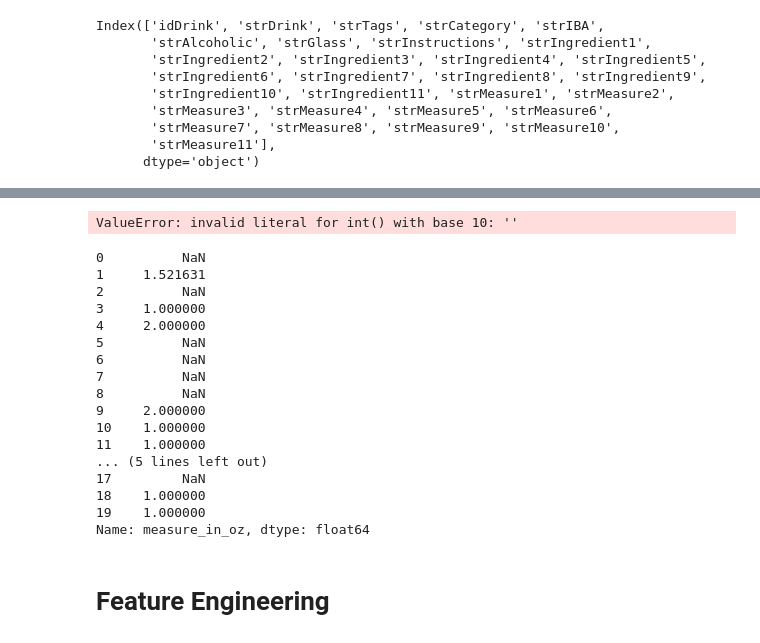
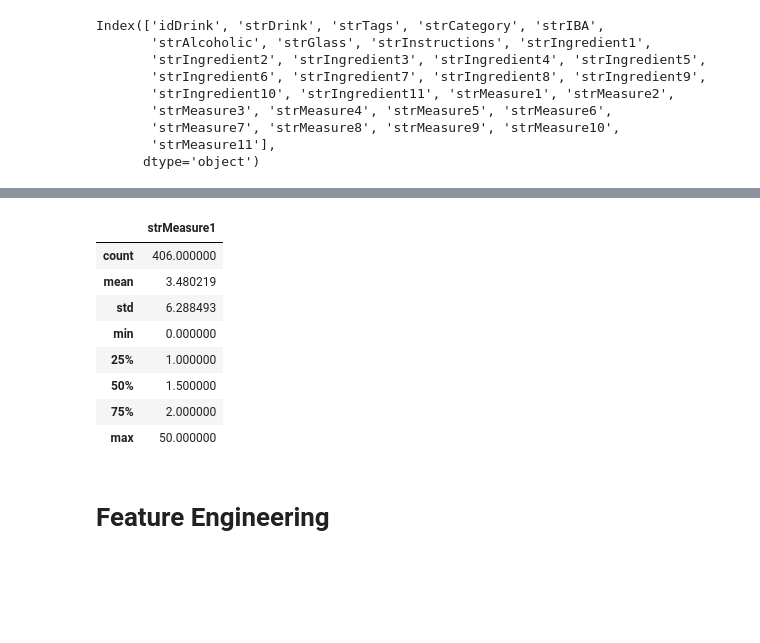
Before and after one commit to redsun498/Data-Genie, a Jupyter notebook: notebooks/EDA - Cocktails.ipynb, the cells around one changed output, grey strips where cells are left out. Saved outputs shown, nothing was run; the diff lists cells and outputs as text; code cells hidden in the pictures; blank space fills up the shorter version.

```diff
--- a/notebooks/EDA - Cocktails.ipynb
+++ b/notebooks/EDA - Cocktails.ipynb
@@ -314,6 +334,7 @@ all_drinks_df[all_drinks_df['strMeasure1'] == 'black']
 # %%
+#Dictionary to change all the values in the strMeasure1 into ounces
 measure1_strings = {
-    '1 3/4 shot': 2.6,
+    "1 3/4 shot": '2.6',
     '1/3': 0.5,
     '2 shots': 3,
     '1 oz Bacardi': 1,
@@ -340,7 +361,6 @@ measure1_strings = {
     '1 fifth': 25.6,
     '1/4': 0.375,
     '1/3 oz': 0.33,
-    None: None,
     '2 tsp': 0.33,
     '1-2 shot': 2,
     '1 1/4 oz': 1.25,
@@ -419,7 +439,7 @@ measure1_strings = {
     '5 oz Bacardi': 5,
     '3 cups': 24,
     '3': None,
-    '1/2 handful': None,
+    '1/2 handful': 0,
     '1/2 oz white': 0.5,
     '4 oz': 4,
     '4.5 cL': 1.5,
@@ -431,7 +451,7 @@ measure1_strings = {
     '3 dashes': 0.063,
     '40 ml': 1.35,
     '1 tblsp': 0.5,
-    '1/4 inch ': None,
+    '1/4 inch ': 0,
     '25 ml': 0.8,
     '1 1/2': 1.5,
     'mikey bottle': 23,
@@ -459,4 +479,13 @@ measure1_strings = {
     '1 ': 24 ,
     '4 shots ': 6,
     '1 1/4 oz Stoli ': 1.25
-}
+    }
+# %%
+all_drinks_df['strMeasure1'] = all_drinks_df['strMeasure1'].str.lower().str.strip()
+measure1_strings = {key.lower().strip(): value for key, value in measure1_strings.items()}
+
+# Use the map() function to update the column with dictionary values
+all_drinks_df['strMeasure1'] = all_drinks_df['strMeasure1'].map(measure1_strings)
+
+# Verify the changes
+print(all_drinks_df['strMeasure1'])
@@ -463,2 +532,2 @@ measure1_strings = {
 # %%
-all_drinks_df['strMeasure1_in_oz'] = all_drinks_df['strMeasure1'].apply(convert_to_ounces)
+all_drinks_df['strMeasure1'] = all_drinks_df['strMeasure1'].astype(float)
@@ -494,2 +533,0 @@ def convert_to_ounces(measure):
-# %%
-all_drinks_df['measure_in_oz'] = all_drinks_df['strMeasure1'].apply(convert_to_ounces)
@@ -554,27 +534,15 @@ Name: strMeasure1, dtype: object
-# %%
-practice_df['measure_in_oz'] = practice_df['strMeasure1'].apply(convert_to_ounces)
-# %% [output]
-ValueError: invalid literal for int() with base 10: ''
-# %%
-practice_df['measure_in_oz']
-# %% [output]
-0          NaN
-1     1.521631
-2          NaN
-3     1.000000
-4     2.000000
-5          NaN
-6          NaN
-7          NaN
-8          NaN
-9     2.000000
-10    1.000000
-11    1.000000
-... (5 lines left out)
-17         NaN
-18    1.000000
-19    1.000000
-Name: measure_in_oz, dtype: float64
+# %%
+all_drinks_df.describe()
+# %% [output]
+|  | strMeasure1 |
+| count | 406.000000 |
+| mean | 3.480219 |
+| std | 6.288493 |
+| min | 0.000000 |
+| 25% | 1.000000 |
+| 50% | 1.500000 |
+| 75% | 2.000000 |
+| max | 50.000000 |
 # %% [markdown]
 # Feature Engineering
 # %%
```
Also changed, not shown: parts of 16 cells of this notebook.
